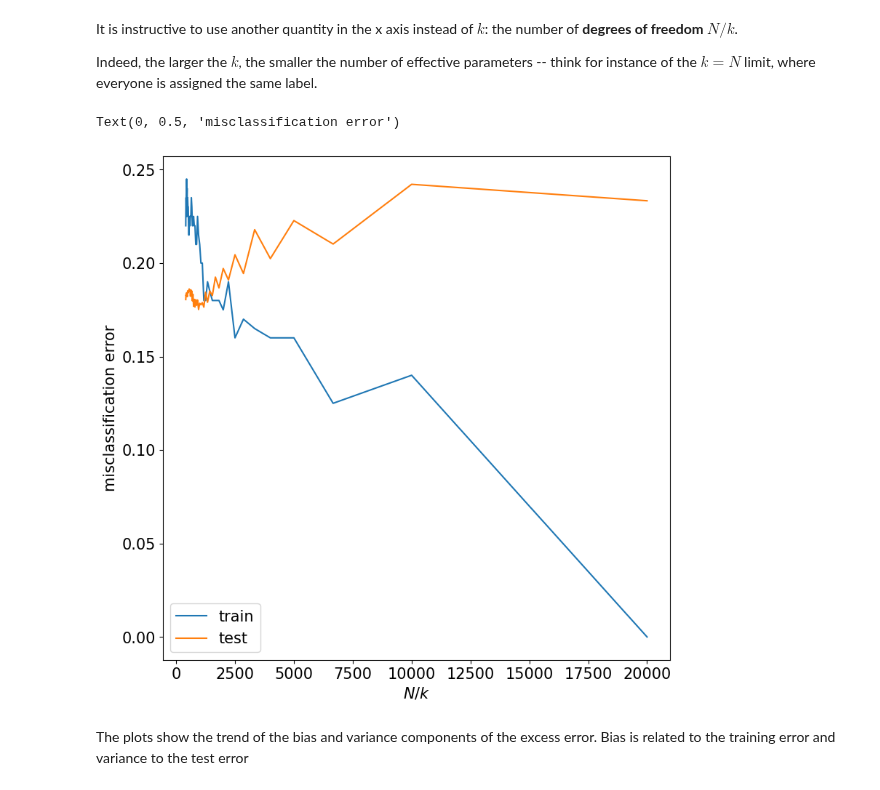
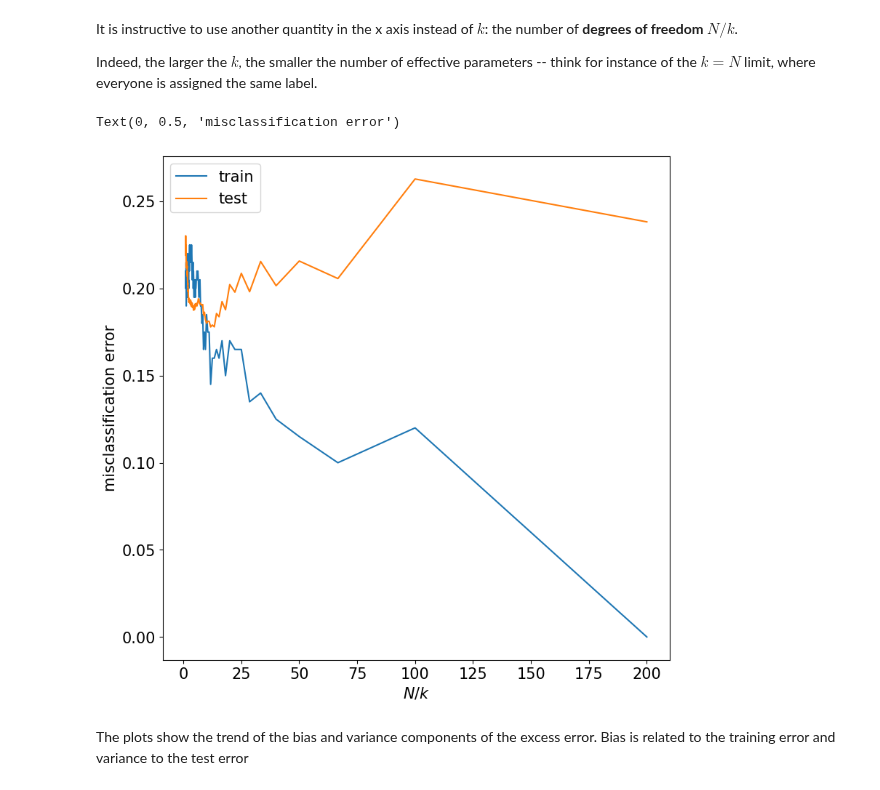
Before and after one commit to AleCardinale/Fundamentals-Inference-Learning, a Jupyter notebook: TP3/TP3_FoIL_public.ipynb, the cells around one changed output. Saved outputs shown, nothing was run; the diff lists cells and outputs as text; code cells hidden in the pictures.

```diff
--- a/TP3/TP3_FoIL_public.ipynb
+++ b/TP3/TP3_FoIL_public.ipynb
@@ -289,7 +289,7 @@ def knn_test(X_train, y_train, X_test, y_test, k):
    estimate = np.zeros(n_samples)
    for i in range(n_samples):
       nns = np.argpartition(distances[:, i], k)[:k]
-      estimate[i] = int(sum(y_train[nns] == 1) > sum(y_train[nns] == 0))
+      estimate[i] = int((sum(y_train[nns] == 1)) > sum(y_train[nns] == 0))
 
    return estimate
 # %%
@@ -320,7 +320,7 @@ def compute_test_error(X_train, y_train, X_test, y_test, k=1):
     return np.mean(y_test != y_hat)
 # %%
 # Run functions for k belonging to a range of values
-ks = np.arange(1, 50)
+ks = np.arange(1, 20)
 train_error = []
 test_error = []
 for (i, k) in enumerate(ks):
@@ -343,15 +343,22 @@ It is instructive to use another quantity in the x axis instead of $k$: the numb
 Indeed, the larger the $k$, the smaller the number of effective parameters -- think for instance of the $k = N$ limit, where everyone is assigned the same label.
 # %%
 # Plot results
-N = len(y_test)
+N = len(y)
+ks = np.arange(1, N)
+train_error = []
+test_error = []
+for (i, k) in enumerate(ks):
+    train_error.append(compute_train_error(X, y, k))
+    test_error.append(compute_test_error(X, y, X_test, y_test, k))
+
 plt.plot(N/ks, train_error, label = "train")
 plt.plot(N/ks, test_error, label = "test")
 plt.legend()
 plt.xlabel(r"$N/k$")
 plt.ylabel("misclassification error")
 # %% [output]
 Text(0, 0.5, 'misclassification error')
-[figure, old version]
+[figure, new version]
 # %% [markdown]
 The plots show the trend of the bias and variance components of the excess error. Bias is related to the training error and variance to the test error
 # %% [markdown]
```
Also changed, not shown: parts of 13 cells of this notebook, 1 other file.
